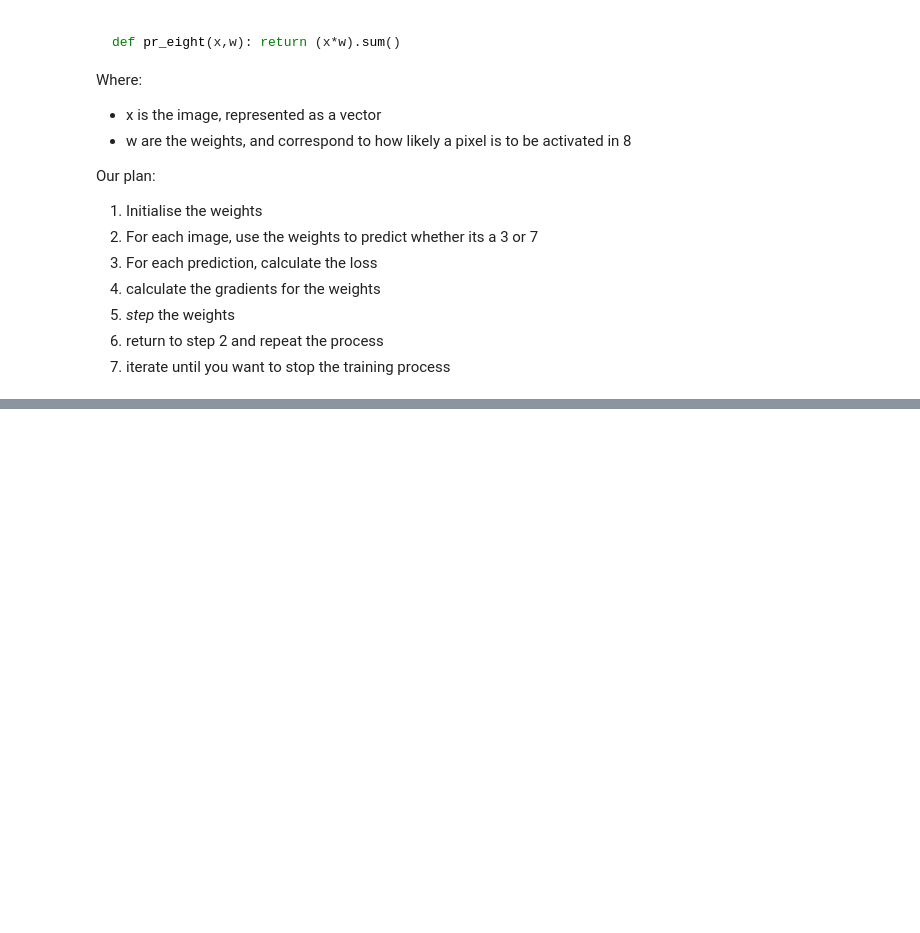
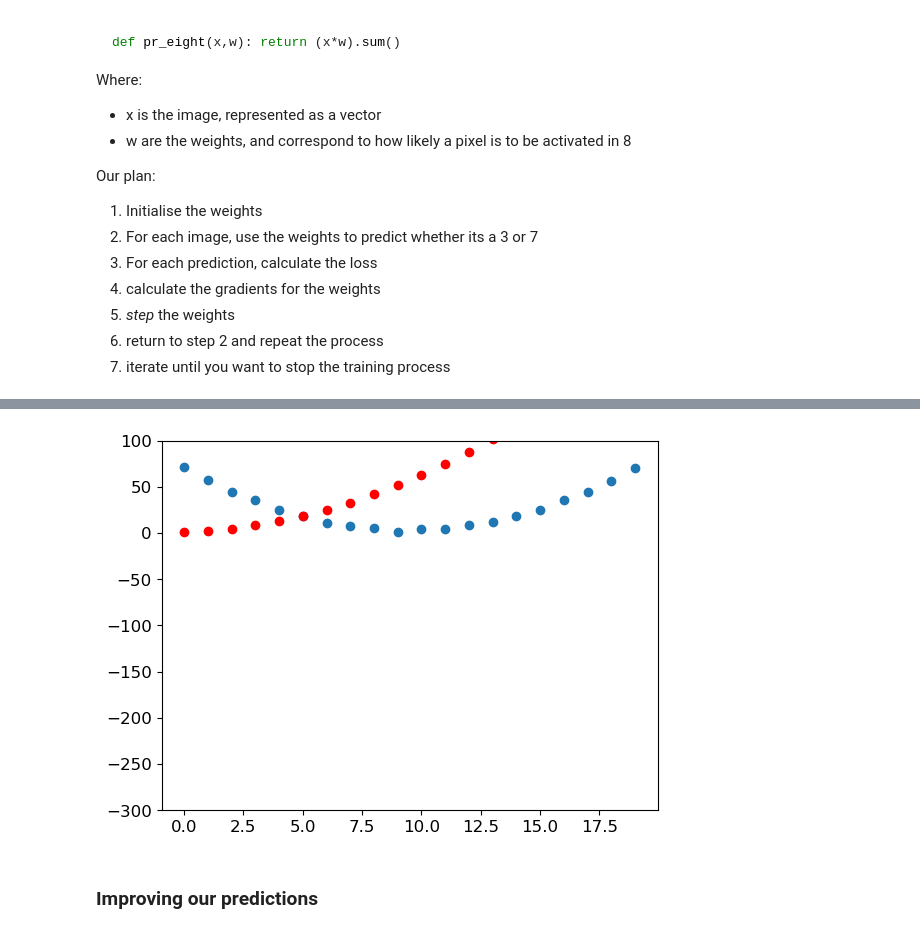
Before and after one commit to MostValue/fast-ai, a Jupyter notebook: deep-learning/digit-classification.ipynb, the cells around one changed output, grey strips where cells are left out. Drawn from its saved outputs; the diff is of its cells as text; code cells hidden in the pictures; blank space fills up the shorter version.

```diff
--- a/deep-learning/digit-classification.ipynb
+++ b/deep-learning/digit-classification.ipynb
@@ -262,0 +303,18 @@ NameError: name 'gv' is not defined
+# %%
+# init weights
+weights  = torch.randn(3).requires_grad_()
+orig_params = weights.clone()
+# %%
+preds = f(time, weights)
+# %%
+def show_preds(preds, ax=None):
+    if ax is None: ax= plt.subplots()[1]
+    ax.scatter(time, speed)
+    ax.scatter(time, to_np(preds), color='red')
+    ax.set_ylim(-300,100)
+# %%
+show_preds(preds)
+# %% [output]
+[figure, added]
+# %% [markdown]
+### Improving our predictions
```
Also changed, not shown: parts of 88 cells of this notebook.
